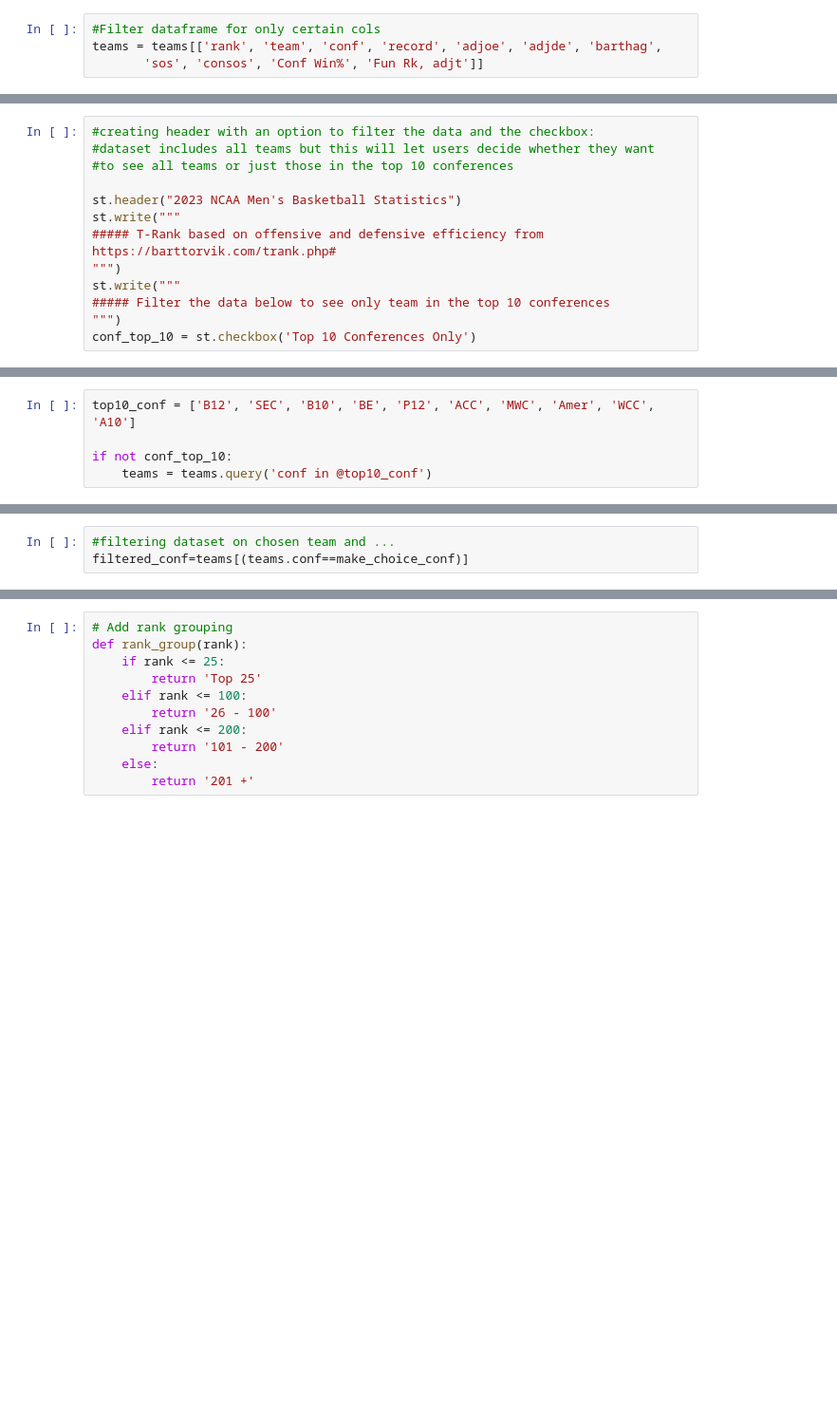
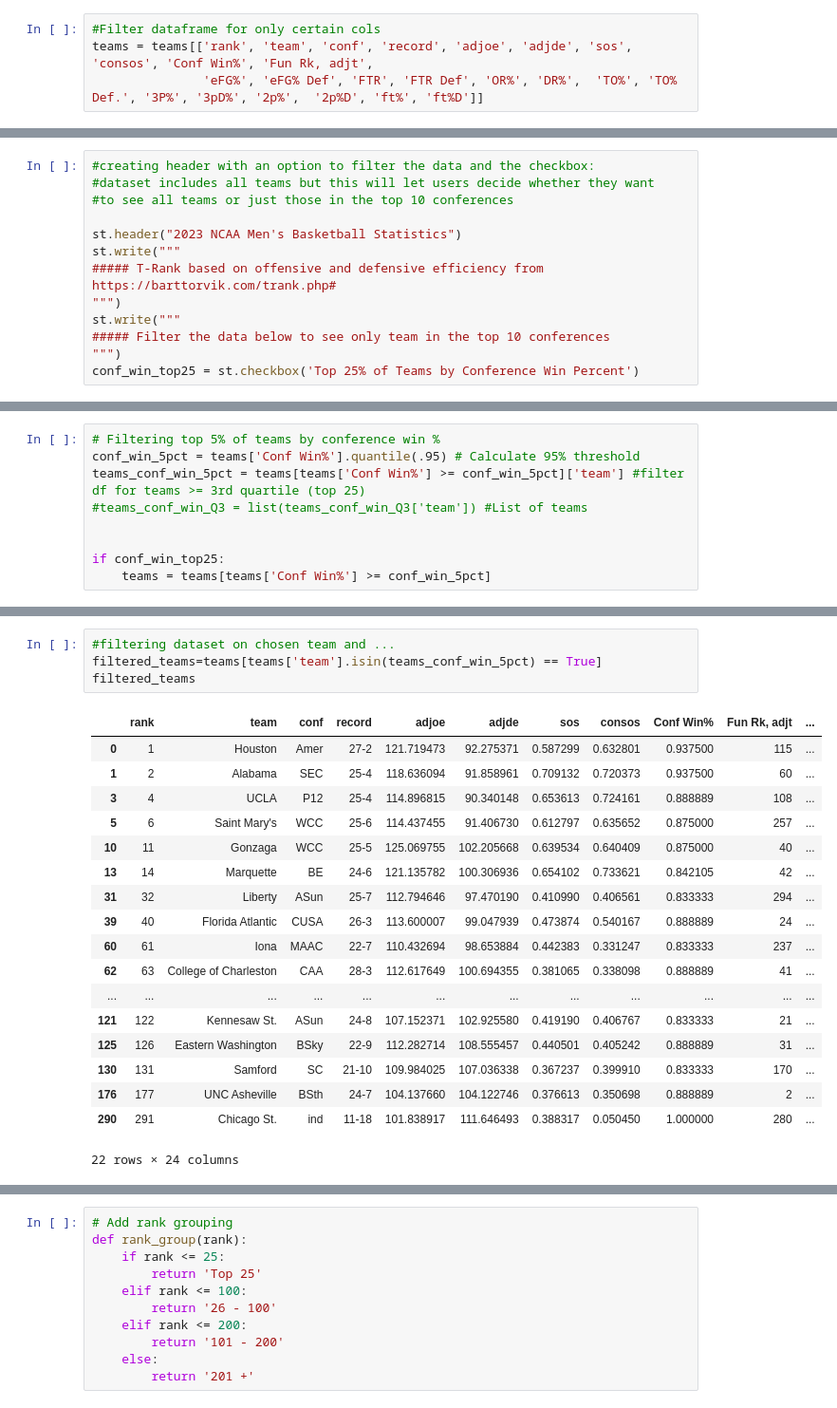
Before and after one commit to laceymalarky/eda_college_basketball, a Jupyter notebook: >ncaa_team_stats.ipynb, the cells around one changed output, grey strips where cells are left out. Shown at 95% size. Cells and saved outputs as stored; diff of their text form; blank space fills up the shorter version.

```diff
--- a/>ncaa_team_stats.ipynb
+++ b/>ncaa_team_stats.ipynb
@@ -50,4 +50,4 @@ teams.head()
 # %%
 #Filter dataframe for only certain cols
-teams = teams[['rank', 'team', 'conf', 'record', 'adjoe', 'adjde', 'barthag',
-       'sos', 'consos', 'Conf Win%', 'Fun Rk, adjt']]
+teams = teams[['rank', 'team', 'conf', 'record', 'adjoe', 'adjde', 'sos', 'consos', 'Conf Win%', 'Fun Rk, adjt',
+               'eFG%', 'eFG% Def', 'FTR', 'FTR Def', 'OR%', 'DR%',  'TO%', 'TO% Def.', '3P%', '3pD%', '2p%',  '2p%D', 'ft%', 'ft%D']]
@@ -71,4 +69,4 @@ st.write("""
 st.write("""
 ##### Filter the data below to see only team in the top 10 conferences
 """)
-conf_top_10 = st.checkbox('Top 10 Conferences Only')
+conf_win_top25 = st.checkbox('Top 25% of Teams by Conference Win Percent')
@@ -85,5 +72,0 @@ False
-# %%
-top10_conf = ['B12', 'SEC', 'B10', 'BE', 'P12', 'ACC', 'MWC', 'Amer', 'WCC', 'A10']
-
-if not conf_top_10:
-    teams = teams.query('conf in @top10_conf')
@@ -90,2 +75,11 @@ if not conf_top_10:
+# %%
+# Filtering top 5% of teams by conference win %
+conf_win_5pct = teams['Conf Win%'].quantile(.95) # Calculate 95% threshold
+teams_conf_win_5pct = teams[teams['Conf Win%'] >= conf_win_5pct]['team'] #filter df for teams >= 3rd quartile (top 25)
+#teams_conf_win_Q3 = list(teams_conf_win_Q3['team']) #List of teams
+
+
+if conf_win_top25:
+    teams = teams[teams['Conf Win%'] >= conf_win_5pct]
 # %%
 # Select box for Conference
@@ -94,5 +88,25 @@ make_choice_conf = st.selectbox('Select team:', conf_choice)
 # %%
 #filtering dataset on chosen team and ...
-filtered_conf=teams[(teams.conf==make_choice_conf)]
+filtered_teams=teams[teams['team'].isin(teams_conf_win_5pct) == True]
+filtered_teams
+# %% [output]
+|  | rank | team | conf | record | adjoe | adjde | sos | consos | Conf Win% | Fun Rk, adjt | ... |
+| 0 | 1 | Houston | Amer | 27-2 | 121.719473 | 92.275371 | 0.587299 | 0.632801 | 0.937500 | 115 | ... |
+| 1 | 2 | Alabama | SEC | 25-4 | 118.636094 | 91.858961 | 0.709132 | 0.720373 | 0.937500 | 60 | ... |
+| 3 | 4 | UCLA | P12 | 25-4 | 114.896815 | 90.340148 | 0.653613 | 0.724161 | 0.888889 | 108 | ... |
+| 5 | 6 | Saint Mary's | WCC | 25-6 | 114.437455 | 91.406730 | 0.612797 | 0.635652 | 0.875000 | 257 | ... |
+| 10 | 11 | Gonzaga | WCC | 25-5 | 125.069755 | 102.205668 | 0.639534 | 0.640409 | 0.875000 | 40 | ... |
+| 13 | 14 | Marquette | BE | 24-6 | 121.135782 | 100.306936 | 0.654102 | 0.733621 | 0.842105 | 42 | ... |
+| 31 | 32 | Liberty | ASun | 25-7 | 112.794646 | 97.470190 | 0.410990 | 0.406561 | 0.833333 | 294 | ... |
+| 39 | 40 | Florida Atlantic | CUSA | 26-3 | 113.600007 | 99.047939 | 0.473874 | 0.540167 | 0.888889 | 24 | ... |
+| 60 | 61 | Iona | MAAC | 22-7 | 110.432694 | 98.653884 | 0.442383 | 0.331247 | 0.833333 | 237 | ... |
+| 62 | 63 | College of Charleston | CAA | 28-3 | 112.617649 | 100.694355 | 0.381065 | 0.338098 | 0.888889 | 41 | ... |
+| ... | ... | ... | ... | ... | ... | ... | ... | ... | ... | ... | ... |
+| 121 | 122 | Kennesaw St. | ASun | 24-8 | 107.152371 | 102.925580 | 0.419190 | 0.406767 | 0.833333 | 21 | ... |
+| 125 | 126 | Eastern Washington | BSky | 22-9 | 112.282714 | 108.555457 | 0.440501 | 0.405242 | 0.888889 | 31 | ... |
+| 130 | 131 | Samford | SC | 21-10 | 109.984025 | 107.036338 | 0.367237 | 0.399910 | 0.833333 | 170 | ... |
+| 176 | 177 | UNC Asheville | BSth | 24-7 | 104.137660 | 104.122746 | 0.376613 | 0.350698 | 0.888889 | 2 | ... |
+| 290 | 291 | Chicago St. | ind | 11-18 | 101.838917 | 111.646493 | 0.388317 | 0.050450 | 1.000000 | 280 | ... |
+22 rows × 24 columns
 # %%
 #showing the final table in streamlit
```
Also changed, not shown: parts of 14 cells of this notebook, 3 other files.
